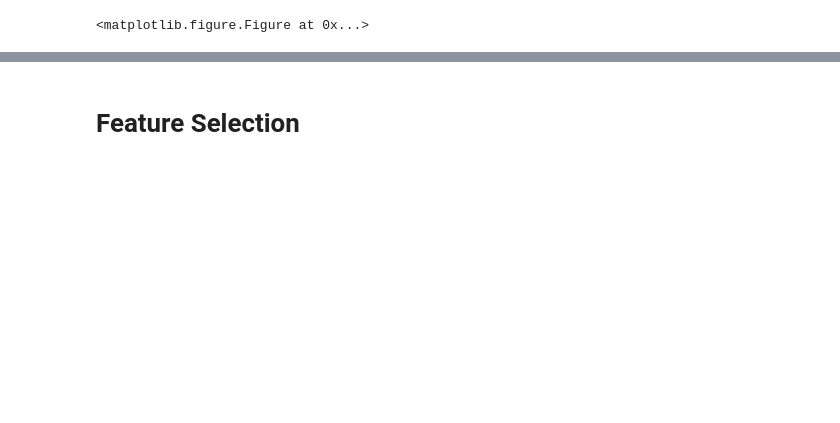
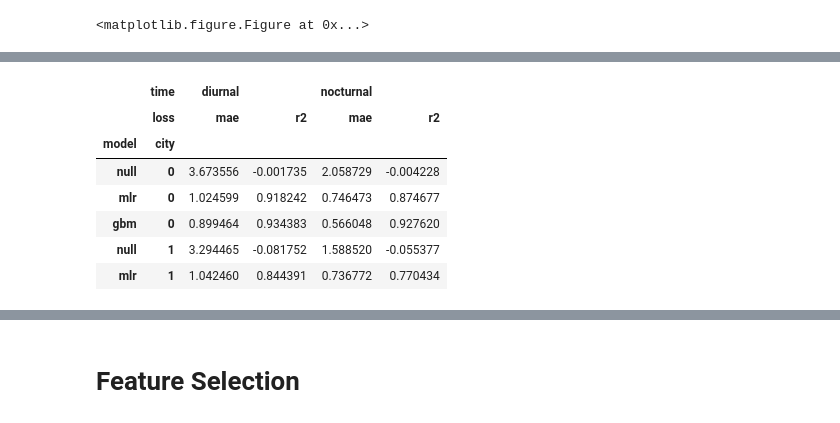
Before and after one commit to tommlogan/land_surface_temperature, a Jupyter notebook: code/analysis/regressions.ipynb, the cells around one changed output, grey strips where cells are left out. Cells and saved outputs as stored; diff of their text form; code cells hidden in the pictures; blank space fills up the shorter version.

```diff
--- a/code/analysis/regressions.ipynb
+++ b/code/analysis/regressions.ipynb
@@ -38,3 +88,14 @@ regressions(df, cities, sim_num)
+# %%
+loss.head()
+# %% [output]
+|  | time | diurnal |  | nocturnal |  |
+|  | loss | mae | r2 | mae | r2 |
+| model | city |  |  |  |  |
+| null | 0 | 3.673556 | -0.001735 | 2.058729 | -0.004228 |
+| mlr | 0 | 1.024599 | 0.918242 | 0.746473 | 0.874677 |
+| gbm | 0 | 0.899464 | 0.934383 | 0.566048 | 0.927620 |
+| null | 1 | 3.294465 | -0.081752 | 1.588520 | -0.055377 |
+| mlr | 1 | 1.042460 | 0.844391 | 0.736772 | 0.770434 |
 # %%
 plot_holdouts(sim_num)
 # %% [output]
```
Also changed, not shown: parts of 7 cells of this notebook, 7 other files.
